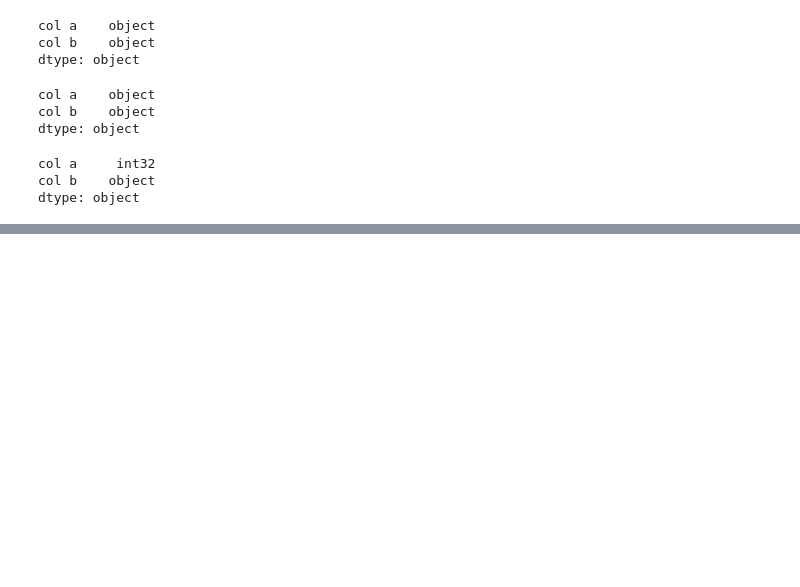
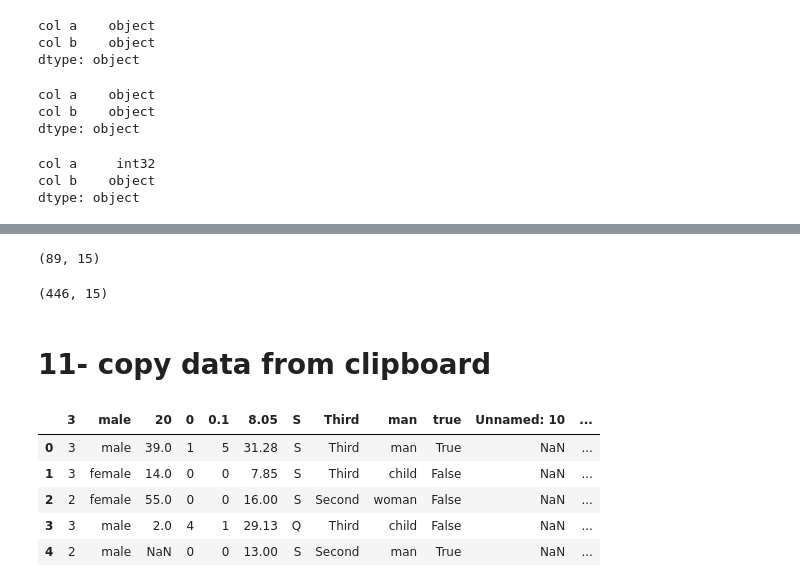
Before and after one commit to UzairHussain193/DataScience_with_Python, a Jupyter notebook: Chilla_2023/pandas_03.ipynb, the cells around one changed output, grey strips where cells are left out. Cells and saved outputs as stored; diff of their text form; code cells hidden in the pictures; blank space fills up the shorter version.

```diff
--- a/Chilla_2023/pandas_03.ipynb
+++ b/Chilla_2023/pandas_03.ipynb
@@ -477,0 +535,12 @@ df=pd.to_numeric(df['col b'],errors='coerce')
+# %%
+# reducing the size by taking a fraction of whole dataset
+df.sample(frac=0.1).shape
+# %% [output]
+(89, 15)
+# %%
+#  taking 0.5 fraction of whole dataset
+df.sample(frac=0.5).shape
+# %% [output]
+(446, 15)
+# %% [markdown]
+# 11- copy data from clipboard
@@ -477,0 +554,11 @@ df=pd.to_numeric(df['col b'],errors='coerce')
+# %%
+# read clipboard in python
+df=pd.read_clipboard()
+df
+# %% [output]
+|  | 3 | male | 20 | 0 | 0.1 | 8.05 | S | Third | man | true | Unnamed: 10 | ... |
+| 0 | 3 | male | 39.0 | 1 | 5 | 31.28 | S | Third | man | True | NaN | ... |
+| 1 | 3 | female | 14.0 | 0 | 0 | 7.85 | S | Third | child | False | NaN | ... |
+| 2 | 2 | female | 55.0 | 0 | 0 | 16.00 | S | Second | woman | False | NaN | ... |
+| 3 | 3 | male | 2.0 | 4 | 1 | 29.13 | Q | Third | child | False | NaN | ... |
+| 4 | 2 | male | NaN | 0 | 0 | 13.00 | S | Second | man | True | NaN | ... |
```
Also changed, not shown: parts of 9 cells of this notebook, 1 other file.
